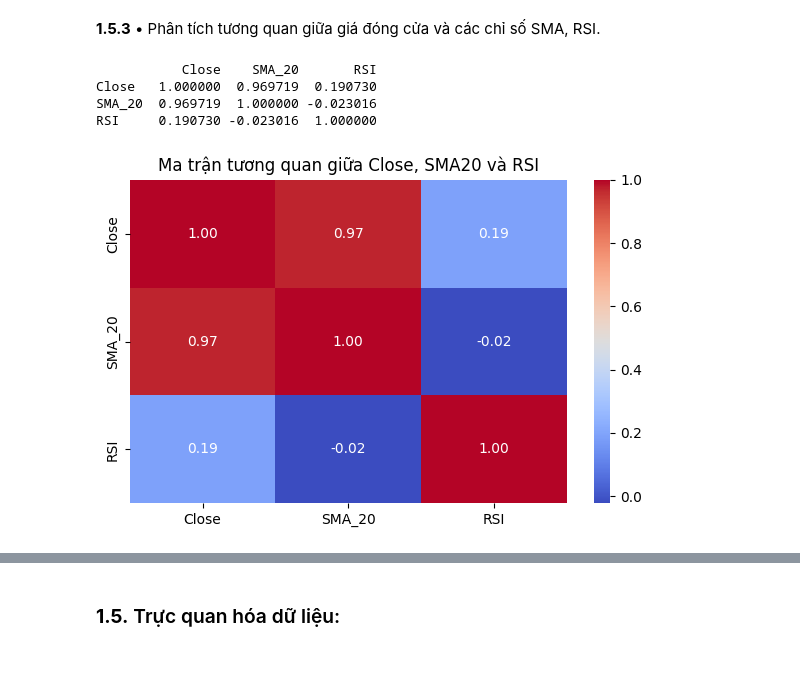
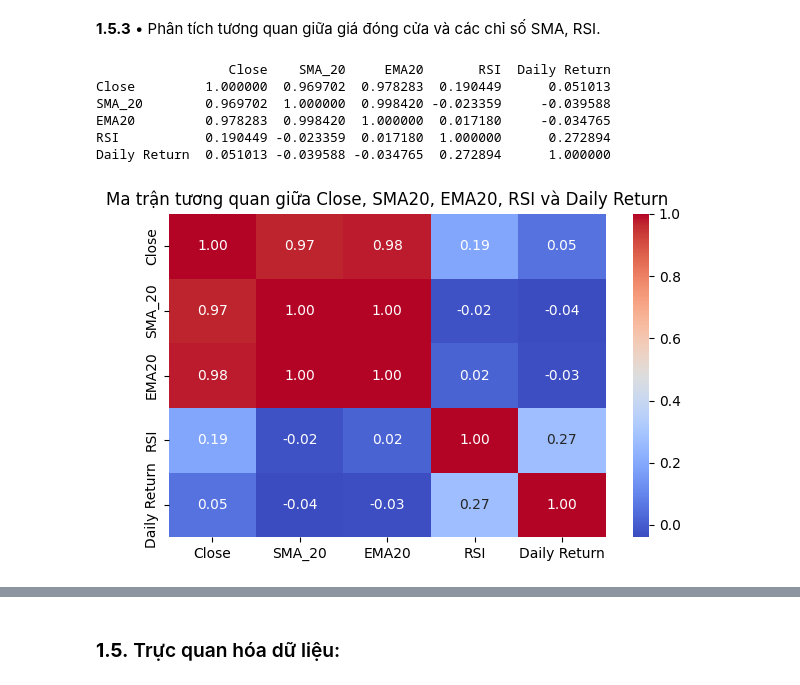
Before and after one commit to giang2011-ai/final_exam, a Jupyter notebook: final_exam.ipynb, the cells around one changed output, grey strips where cells are left out. Drawn from its saved outputs; the diff is of its cells as text; code cells hidden in the pictures.

```diff
--- a/final_exam.ipynb
+++ b/final_exam.ipynb
@@ -321,19 +335,21 @@ Freq: Q-DEC, Name: Daily Return, dtype: float64
 # %% [markdown]
 **1.5.3**  • Phân tích tương quan giữa giá đóng cửa và các chỉ số SMA, RSI.
 # %%
-corr_data = df_after_check[['Close', 'SMA_20', 'RSI']].dropna()
+corr_data = df_after_check[['Close', 'SMA_20', 'EMA20', 'RSI', 'Daily Return']].dropna()
 
 correlation_matrix = corr_data.corr()
 print(correlation_matrix)
 
 plt.figure(figsize=(6, 4))
 sns.heatmap(correlation_matrix, annot=True, cmap='coolwarm', fmt=".2f")
-plt.title("Ma trận tương quan giữa Close, SMA20 và RSI")
+plt.title("Ma trận tương quan giữa Close, SMA20, EMA20, RSI và Daily Return")
 plt.tight_layout()
 plt.show()
 # %% [output]
-           Close    SMA_20       RSI
-Close   1.000000  0.969719  0.190730
-SMA_20  0.969719  1.000000 -0.023016
-RSI     0.190730 -0.023016  1.000000
+                 Close    SMA_20     EMA20       RSI  Daily Return
+Close         1.000000  0.969702  0.978283  0.190449      0.051013
+SMA_20        0.969702  1.000000  0.998420 -0.023359     -0.039588
+EMA20         0.978283  0.998420  1.000000  0.017180     -0.034765
+RSI           0.190449 -0.023359  0.017180  1.000000      0.272894
+Daily Return  0.051013 -0.039588 -0.034765  0.272894      1.000000
-[figure, old version]
+[figure, new version]
```
Also changed, not shown: parts of 11 cells of this notebook, 2 other files.
